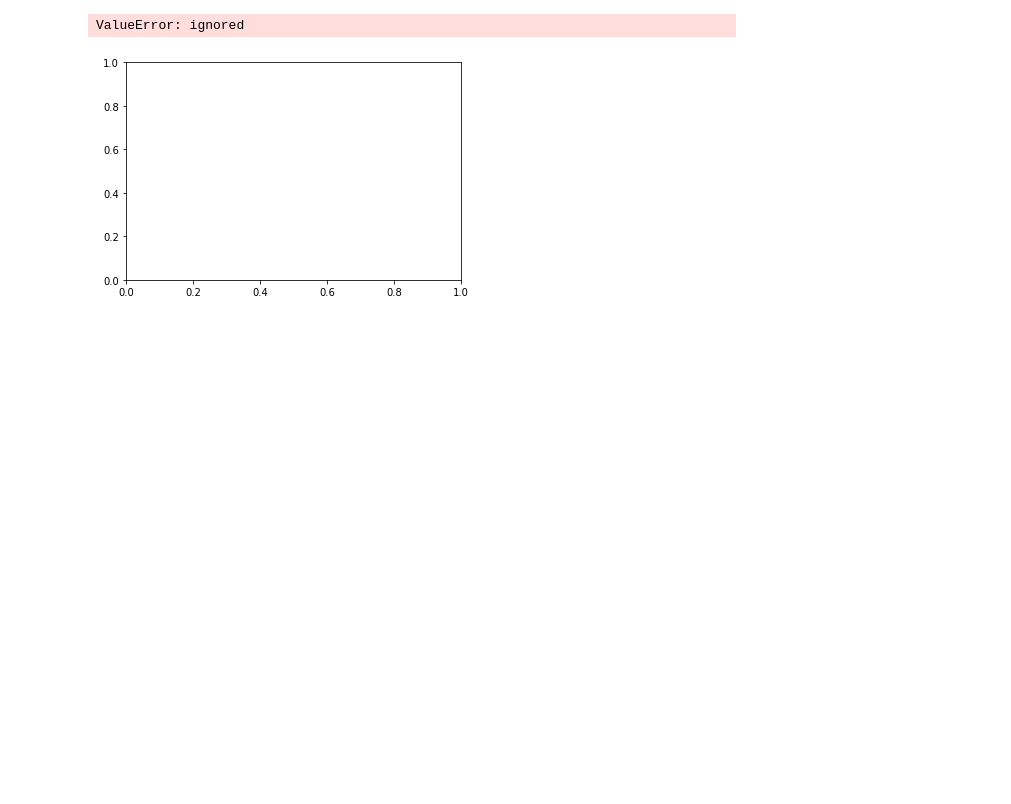
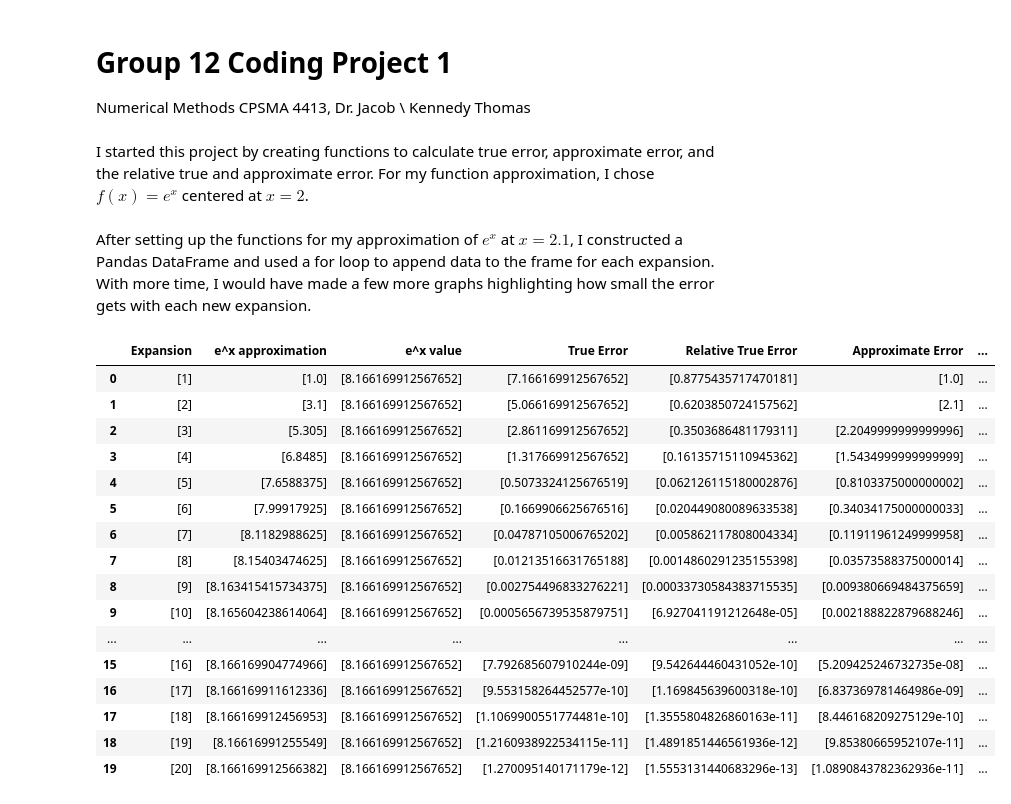
Before and after one commit to kenltho2/scratch-work, a Jupyter notebook: Project1.ipynb, the cells around one changed output. Saved outputs shown, nothing was run; the diff lists cells and outputs as text; code cells hidden in the pictures; blank space fills up the shorter version.

```diff
--- a/Project1.ipynb
+++ b/Project1.ipynb
@@ -1,5 +1,11 @@
 # %% [markdown]
 <a href="https://colab.research.google.com/github/kenltho2/scratch-work/blob/main/Project1.ipynb" target="_parent"><img src="https://colab.research.google.com/assets/colab-badge.svg" alt="Open In Colab"/></a>
+# %% [markdown]
+# Group 12 Coding Project 1
+Numerical Methods CPSMA 4413, Dr. Jacob \\
+Kennedy Thomas
+# %% [markdown]
+I started this project by creating functions to calculate true error, approximate error, and the relative true and approximate error. For my function approximation, I chose $f(x) = e^x$ centered at $x=2$.
 # %%
 import math
 import pandas as pd
@@ -64,21 +70,35 @@ def relativeApproxError_func(x,n):
     else:
       return 'None'
+# %% [markdown]
+After setting up the functions for my approximation of $e^x$ at $x= 2.1$, I constructed a Pandas DataFrame and used a for loop to append data to the frame for each expansion. With more time, I would have made a few more graphs highlighting how small the error gets with each new expansion.
 # %%
-df = pd.DataFrame(columns = ['Expansion','e^x approximation','e^x value', 'rue_Error', 'Relative_true_Error', 'Approximate_Error', 'Relative_Approximate_Error'])
+df = pd.DataFrame(columns = ['Expansion','e^x approximation','e^x value', 'True Error', 'Relative True Error', 'Approximate Error', 'Relative Approximate Error'])
 for i in range(1,21):
  df = df.append({'Expansion': [i],
              'e^x approximation': [e_to_the_x(2.1,i)],
              'e^x value': [tablevalue(2.1,i)],
-             'rue_Error' : [TrueError(T_e_to_the_x(2.1),e_to_the_x(2.1,i))],
-             'Relative_true_Error' : [relativeTrueError(TrueError(T_e_to_the_x(2.1),e_to_the_x(2.1,i)),T_e_to_the_x(2.1))],
-             'Approximate_Error': [ApproxError(e_to_the_x(2.1,i), e_to_the_x(2.1, i-1))],
-             'Relative_Approximate_Error': [relativeApproxError(ApproxError(e_to_the_x(2.1,i), e_to_the_x(2.1, i-1)),e_to_the_x(2.1,i))]}, ignore_index=True)
+             'True Error' : [TrueError(T_e_to_the_x(2.1),e_to_the_x(2.1,i))],
+             'Relative True Error' : [relativeTrueError(TrueError(T_e_to_the_x(2.1),e_to_the_x(2.1,i)),T_e_to_the_x(2.1))],
+             'Approximate Error': [ApproxError(e_to_the_x(2.1,i), e_to_the_x(2.1, i-1))],
+             'Relative Approximate Error': [relativeApproxError(ApproxError(e_to_the_x(2.1,i), e_to_the_x(2.1, i-1)),e_to_the_x(2.1,i))]}, ignore_index=True)
 
 df.drop(index = 0)
-arr = df.to_numpy()
-
-%matplotlib inline
-plt.plot(df.Expansion.to_xarray(0))
+df
 # %% [output]
-ValueError: ignored
-[figure, removed]
+|  | Expansion | e^x approximation | e^x value | True Error | Relative True Error | Approximate Error | ... |
+| 0 | [1] | [1.0] | [8.166169912567652] | [7.166169912567652] | [0.8775435717470181] | [1.0] | ... |
+| 1 | [2] | [3.1] | [8.166169912567652] | [5.066169912567652] | [0.6203850724157562] | [2.1] | ... |
+| 2 | [3] | [5.305] | [8.166169912567652] | [2.861169912567652] | [0.3503686481179311] | [2.2049999999999996] | ... |
+| 3 | [4] | [6.8485] | [8.166169912567652] | [1.317669912567652] | [0.16135715110945362] | [1.5434999999999999] | ... |
+| 4 | [5] | [7.6588375] | [8.166169912567652] | [0.5073324125676519] | [0.062126115180002876] | [0.8103375000000002] | ... |
+| 5 | [6] | [7.99917925] | [8.166169912567652] | [0.1669906625676516] | [0.020449080089633538] | [0.34034175000000033] | ... |
+| 6 | [7] | [8.1182988625] | [8.166169912567652] | [0.04787105006765202] | [0.005862117808004334] | [0.11911961249999958] | ... |
+| 7 | [8] | [8.15403474625] | [8.166169912567652] | [0.01213516631765188] | [0.0014860291235155398] | [0.03573588375000014] | ... |
+| 8 | [9] | [8.163415415734375] | [8.166169912567652] | [0.002754496833276221] | [0.00033730584383715535] | [0.009380669484375659] | ... |
+| 9 | [10] | [8.165604238614064] | [8.166169912567652] | [0.0005656739535879751] | [6.927041191212648e-05] | [0.002188822879688246] | ... |
+| ... | ... | ... | ... | ... | ... | ... | ... |
+| 15 | [16] | [8.166169904774966] | [8.166169912567652] | [7.792685607910244e-09] | [9.542644460431052e-10] | [5.209425246732735e-08] | ... |
+| 16 | [17] | [8.166169911612336] | [8.166169912567652] | [9.553158264452577e-10] | [1.169845639600318e-10] | [6.837369781464986e-09] | ... |
+| 17 | [18] | [8.166169912456953] | [8.166169912567652] | [1.1069900551774481e-10] | [1.3555804826860163e-11] | [8.446168209275129e-10] | ... |
+| 18 | [19] | [8.16616991255549] | [8.166169912567652] | [1.2160938922534115e-11] | [1.4891851446561936e-12] | [9.85380665952107e-11] | ... |
+| 19 | [20] | [8.166169912566382] | [8.166169912567652] | [1.270095140171179e-12] | [1.5553131440683296e-13] | [1.0890843782362936e-11] | ... |
```
Also changed, not shown: parts of 8 cells of this notebook.
